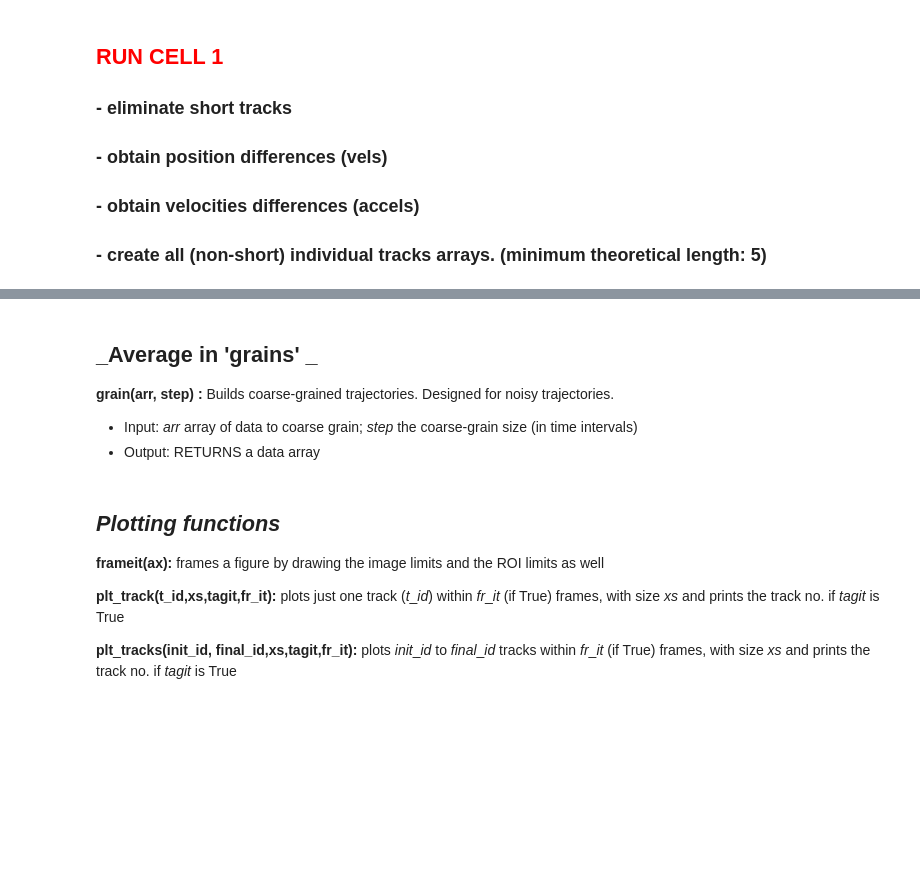
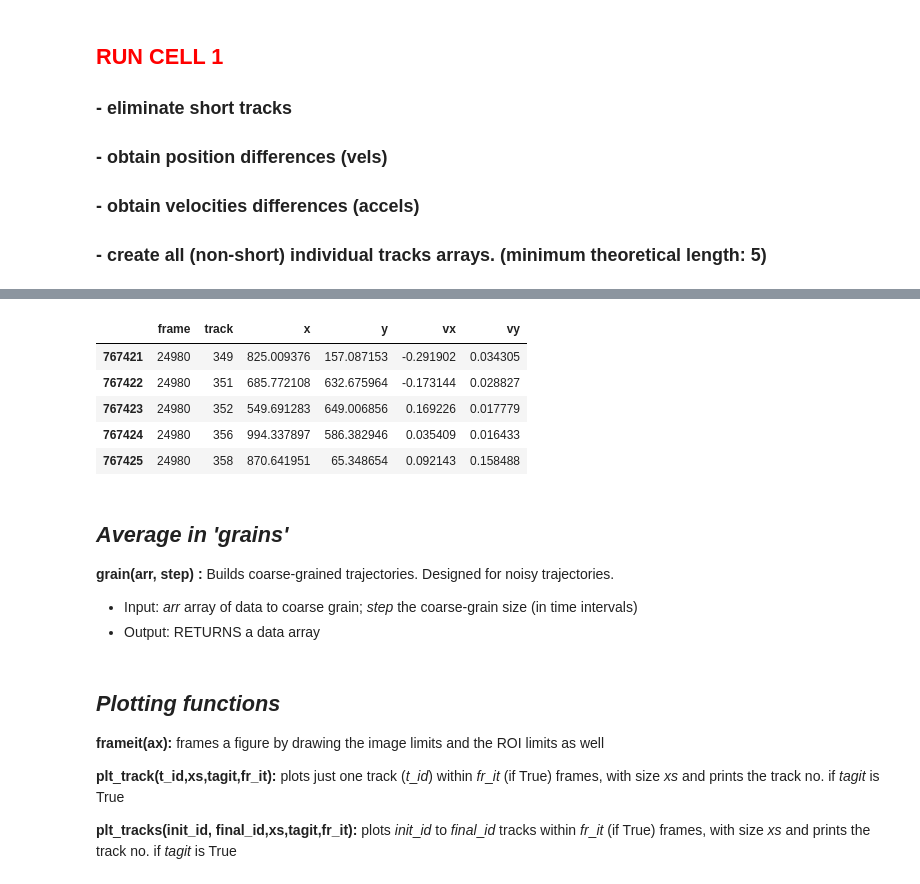
Before and after one commit to fvegar/Tracks, a Jupyter notebook: tracks_processing.ipynb, the cells around one changed output, grey strips where cells are left out. Drawn from its saved outputs; the diff is of its cells as text; code cells hidden in the pictures; blank space fills up the shorter version.

```diff
--- a/tracks_processing.ipynb
+++ b/tracks_processing.ipynb
@@ -413,5 +412,14 @@ diffs: 359 of 359 tracks
+# %%
+datos_50.tail()
+# %% [output]
+|  | frame | track | x | y | vx | vy |
+| 767421 | 24980 | 349 | 825.009376 | 157.087153 | -0.291902 | 0.034305 |
+| 767422 | 24980 | 351 | 685.772108 | 632.675964 | -0.173144 | 0.028827 |
+| 767423 | 24980 | 352 | 549.691283 | 649.006856 | 0.169226 | 0.017779 |
+| 767424 | 24980 | 356 | 994.337897 | 586.382946 | 0.035409 | 0.016433 |
+| 767425 | 24980 | 358 | 870.641951 | 65.348654 | 0.092143 | 0.158488 |
 # %% [markdown]
-## _Average in 'grains' _
+## _Average in 'grains'_
 
 __grain(arr, step) :__ Builds coarse-grained trajectories. Designed for noisy trajectories.
 
```
Also changed, not shown: parts of 3 cells of this notebook.
